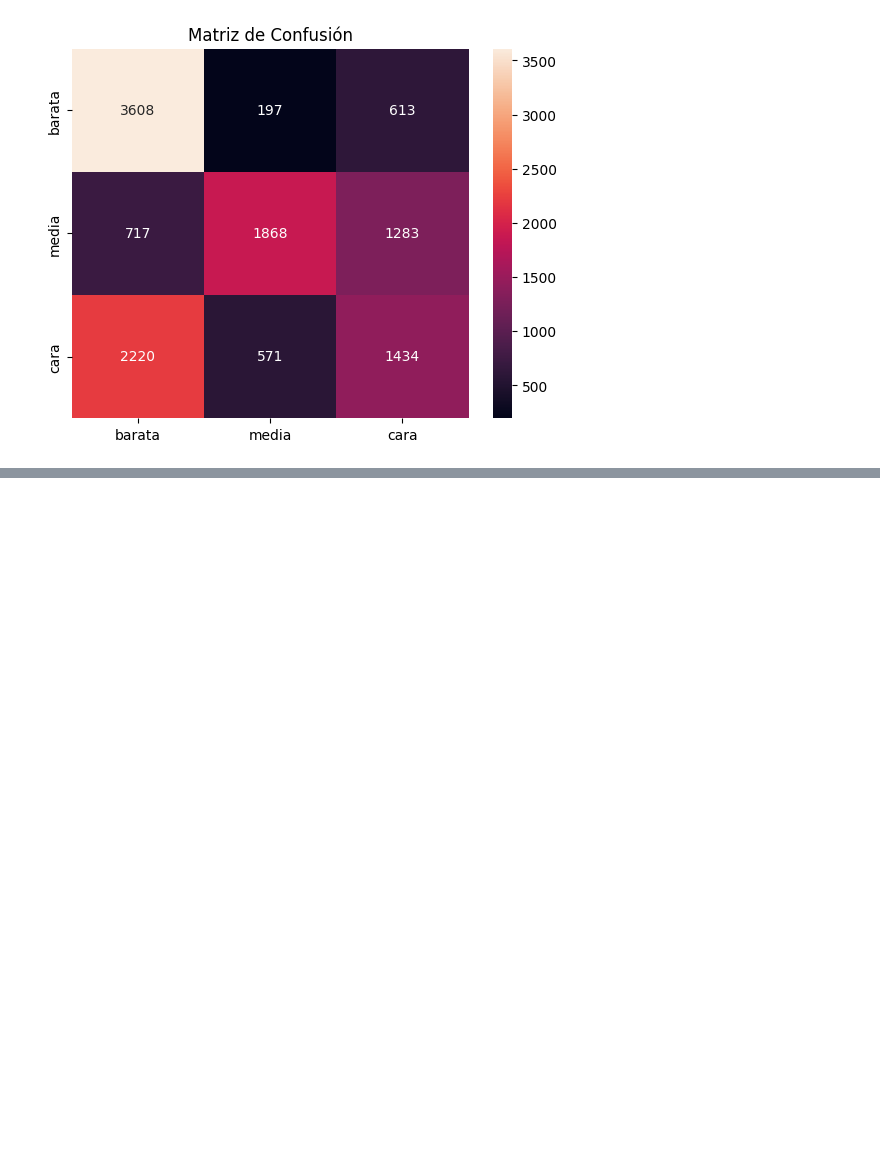
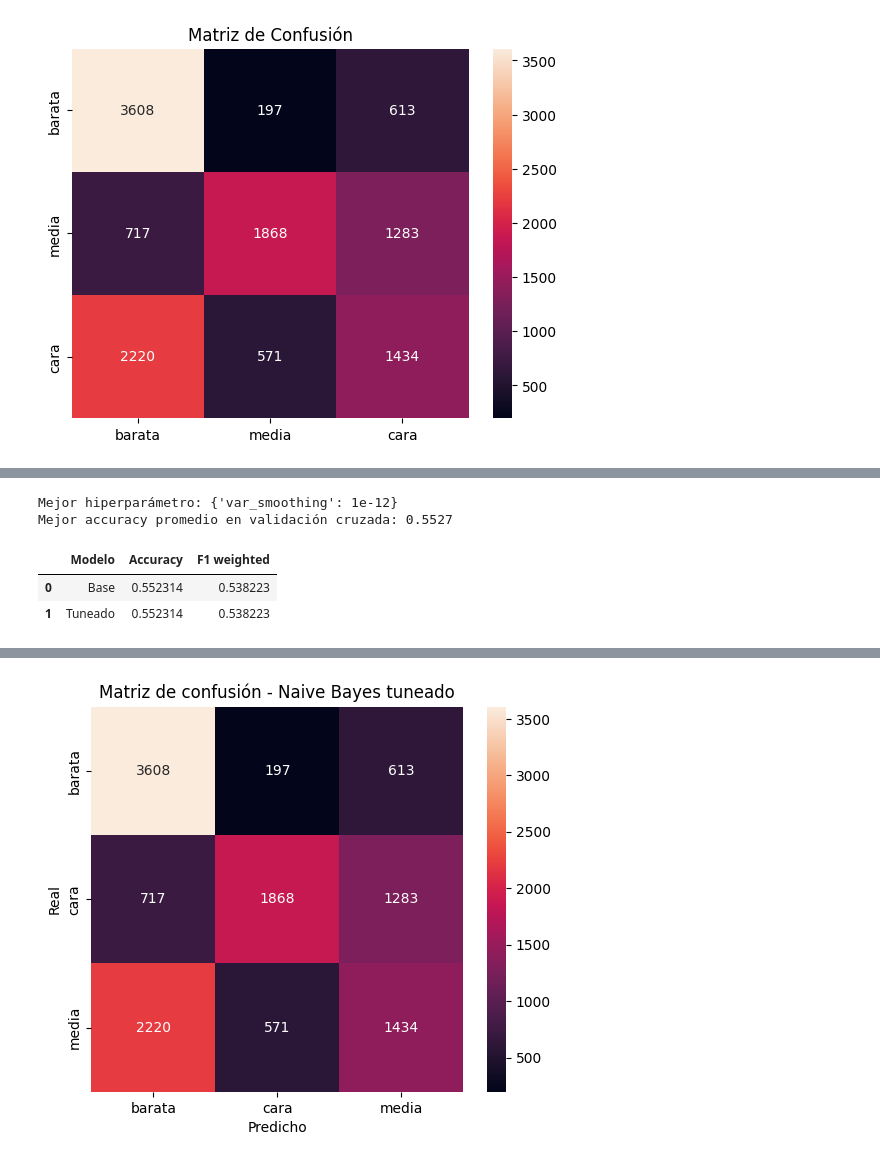
Before and after one commit to Ninaswiftie09/Mineria-de-Datos, a Jupyter notebook: naive_bayes.ipynb, the cells around one changed output, grey strips where cells are left out. Cells and saved outputs as stored; diff of their text form; code cells hidden in the pictures; blank space fills up the shorter version.

```diff
--- a/naive_bayes.ipynb
+++ b/naive_bayes.ipynb
@@ -115,0 +124,79 @@ plt.show()
+# %%
+from sklearn.model_selection import GridSearchCV, StratifiedKFold
+from sklearn.metrics import accuracy_score, f1_score, classification_report, confusion_matrix
+from sklearn.naive_bayes import GaussianNB
+import pandas as pd
+import numpy as np
+import seaborn as sns
+import matplotlib.pyplot as plt
+
+# Predicciones del modelo base
+y_pred_base = model.predict(X_test)
+
+base_acc = accuracy_score(y_test, y_pred_base)
+base_f1 = f1_score(y_test, y_pred_base, average='weighted')
+
+# Hiperparámetro
+param_grid = {
+    "var_smoothing": np.logspace(-12, -3, 10)
+}
+
+cv = StratifiedKFold(n_splits=5, shuffle=True, random_state=42)
+
+grid_nb = GridSearchCV(
+    estimator=GaussianNB(),
+    param_grid=param_grid,
+    scoring='accuracy',
+    cv=cv,
+    n_jobs=-1
+)
+
+grid_nb.fit(X_train, y_train)
+
+best_model_cls = grid_nb.best_estimator_
+y_pred_tuned = best_model_cls.predict(X_test)
+
+tuned_acc = accuracy_score(y_test, y_pred_tuned)
+tuned_f1 = f1_score(y_test, y_pred_tuned, average='weighted')
+
+comparacion_cls = pd.DataFrame({
+    "Modelo": ["Base", "Tuneado"],
+    "Accuracy": [base_acc, tuned_acc],
+    "F1 weighted": [base_f1, tuned_f1]
+})
+
+print("Mejor hiperparámetro:", grid_nb.best_params_)
+print("Mejor accuracy promedio en validación cruzada:", round(grid_nb.best_score_, 4))
+display(comparacion_cls)
+
+print("\nReporte del modelo tuneado:")
+print(classification_report(y_test, y_pred_tuned))
+
+cm_tuned = confusion_matrix(y_test, y_pred_tuned)
+print("Matriz de confusión tuneada:")
+print(cm_tuned)
+
+plt.figure(figsize=(6, 5))
+sns.heatmap(
+    cm_tuned,
+    annot=True,
+    fmt='d',
+    xticklabels=best_model_cls.classes_,
+    yticklabels=best_model_cls.classes_
+)
+plt.title("Matriz de confusión - Naive Bayes tuneado")
+plt.xlabel("Predicho")
+plt.ylabel("Real")
+plt.show()
+
+resultados_grid_cls = pd.DataFrame(grid_nb.cv_results_)[
+    ["param_var_smoothing", "mean_test_score", "std_test_score", "rank_test_score"]
+].sort_values("rank_test_score")
+
+display(resultados_grid_cls.head(10))
+# %% [output]
+Mejor hiperparámetro: {'var_smoothing': 1e-12}
+Mejor accuracy promedio en validación cruzada: 0.5527
+|  | Modelo | Accuracy | F1 weighted |
+| 0 | Base | 0.552314 | 0.538223 |
+| 1 | Tuneado | 0.552314 | 0.538223 |
@@ -115,0 +218 @@ plt.show()
+[figure, added]
```
Also changed, not shown: parts of 3 cells of this notebook, 1 other file.
